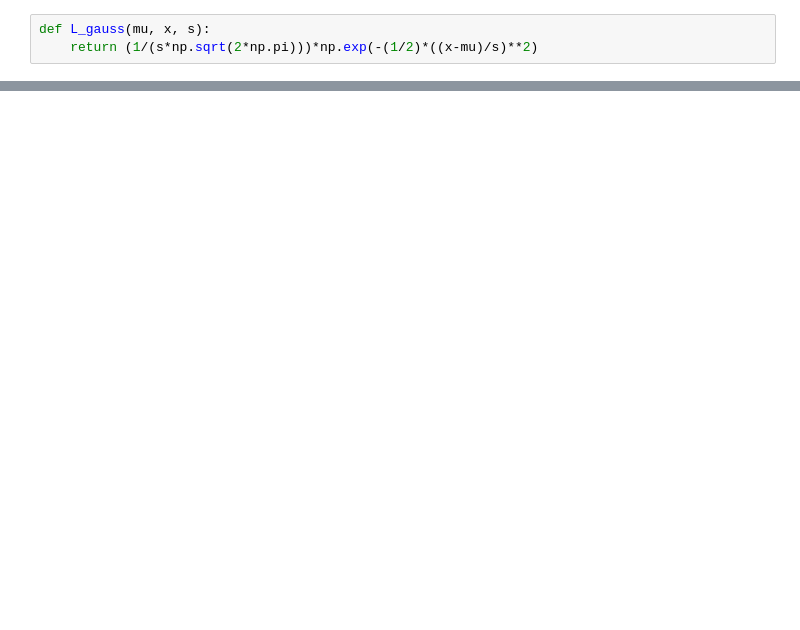
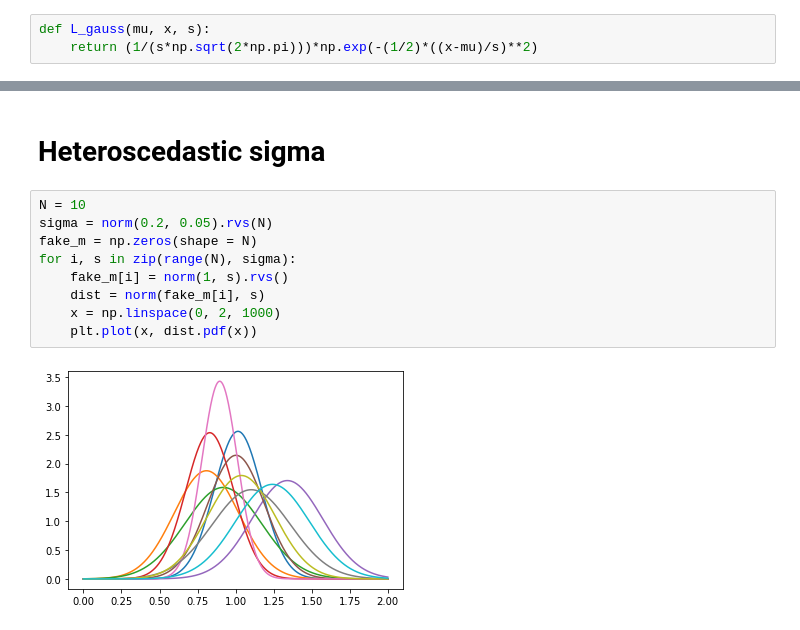
Before and after one commit to EdoSanto/astrostatistics_bicocca_2024, a Jupyter notebook: working/Position of a quasar.ipynb, the cells around one changed output, grey strips where cells are left out. Cells and saved outputs as stored; diff of their text form; blank space fills up the shorter version.

```diff
--- a/working/Position of a quasar.ipynb
+++ b/working/Position of a quasar.ipynb
@@ -70,0 +81,13 @@ array([-0.00400801, -0.00400801, -0.00400801, -0.00400801, -0.00400801,
+# %% [markdown]
+# Heteroscedastic sigma
+# %%
+N = 10
+sigma = norm(0.2, 0.05).rvs(N)
+fake_m = np.zeros(shape = N)
+for i, s in zip(range(N), sigma):
+    fake_m[i] = norm(1, s).rvs()
+    dist = norm(fake_m[i], s)
+    x = np.linspace(0, 2, 1000)
+    plt.plot(x, dist.pdf(x))
+# %% [output]
+[figure, added]
```
Also changed, not shown: parts of 11 cells of this notebook.
